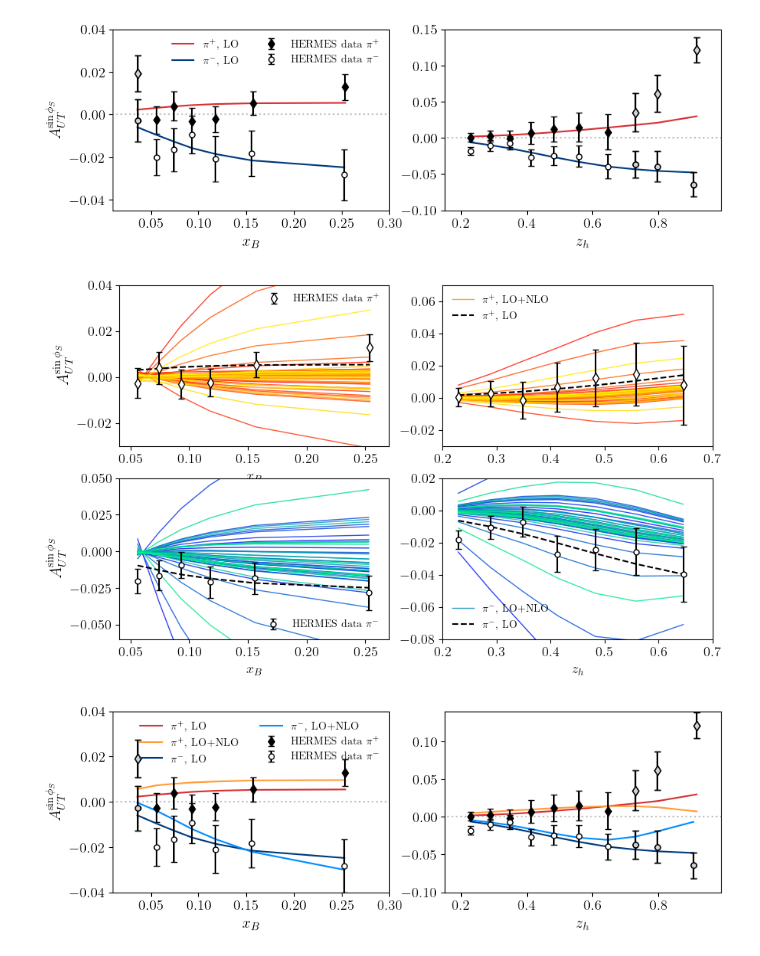
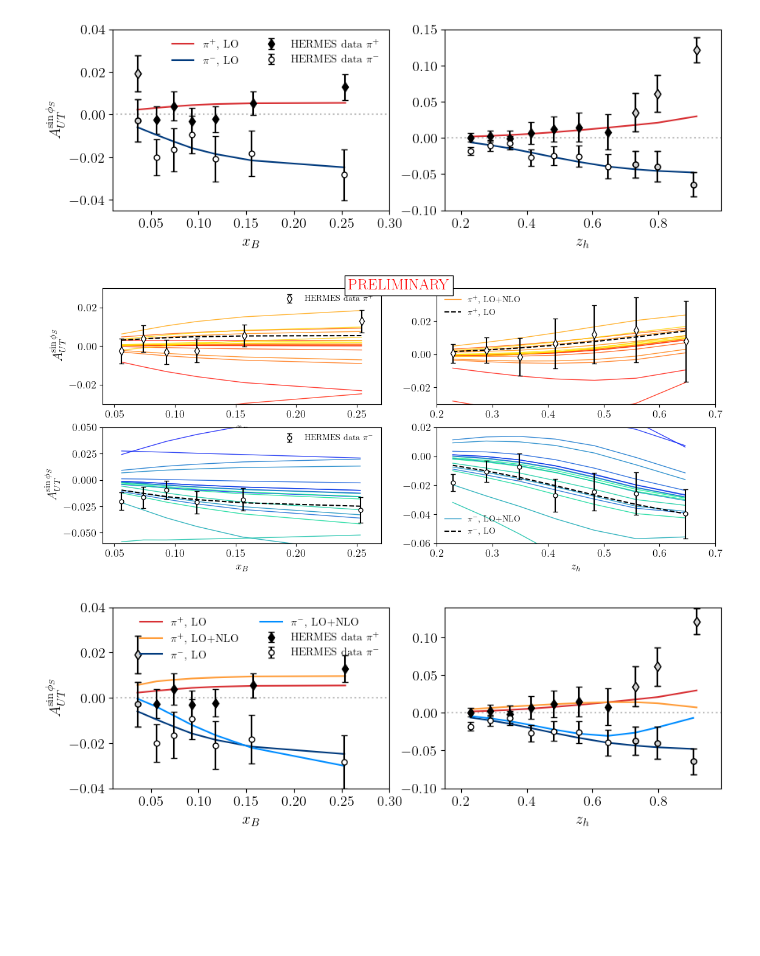
Before and after one commit to diegoscantam/sidis-NLO-twist3, a Jupyter notebook: code/plotC.ipynb, the cells around one changed output. Saved outputs shown, nothing was run; the diff lists cells and outputs as text; code cells hidden in the pictures; blank space fills up the shorter version.

```diff
--- a/code/plotC.ipynb
+++ b/code/plotC.ipynb
@@ -540,8 +543,8 @@ plt.show()
 # %% [output]
 [figure]
 # %%
-N_start = 100
-N_scenario = 50
+N_start = 1
+N_scenario = 20
 
 dfxpNLO= list()
 dfxmNLO= list()
@@ -573,8 +576,8 @@ dfzm = pd.read_csv('out/AUTz_LO_pm.txt',header=None,sep=' ', decimal = '.',engin
 
 
 fs = 13
-w = 10
-h = 6
+w = 13
+h = 5
 
 
 fig, axs = plt.subplots(2,2, figsize= (w,h))
@@ -584,6 +587,8 @@ fig, axs = plt.subplots(2,2, figsize= (w,h))
 
 # First plot: A_UT vs xB at fixed zh
 
+fig.suptitle("PRELIMINARY",color='r', fontsize=fs+5, bbox=dict(facecolor='w', edgecolor='k'))
+fig.subplots_adjust(top=.95)
 
 for k in range(0,N_scenario-1):
     axs[0,0].plot(dfxpNLO[k][0], dfxpNLO[k][5], color =cm_red(k/N_scenario),linestyle='solid',linewidth=1,alpha=0.8)
@@ -609,38 +614,39 @@ axs[0,1].errorbar(meas_zp_z,meas_zp_value,meas_zp_dvalue, linestyle='none',fmt='
 
 axs[1,1].plot(dfzmNLO[0][2], dfzmNLO[0][5], color =cm_blue(.5) ,linestyle='solid',label='$\\pi^-$, LO+NLO',linewidth=1,alpha=0.8)
 for k in range(1,N_scenario-1):
     axs[1,1].plot(dfzmNLO[k][2], dfzmNLO[k][5], color =cm_blue(k/N_scenario) ,linestyle='solid',linewidth=1,alpha=0.8)
 axs[1,1].plot(dfzm[2], dfzm[5], color='k',label='$\\pi^-$, LO',linestyle='dashed')
 axs[1,1].errorbar(meas_zm_z,meas_zm_value,meas_zm_dvalue, linestyle='none',fmt='o',mfc='w',mec='k',ecolor='k',ms=5, capsize=3)
 
 axs[0,0].set_xlim(0.04 ,0.27)
-axs[0,0].set_ylim(-0.03,0.04)
+axs[0,0].set_ylim(-0.03,0.03)
 axs[1,0].set_xlim(0.04 ,0.27)
 axs[1,0].set_ylim(-0.06,0.05)
 axs[0,1].set_xlim(0.2 ,.7)
-axs[0,1].set_ylim(-0.03,0.07)
+axs[0,1].set_ylim(-0.03,0.04)
 axs[1,1].set_xlim(0.2 ,.7)
-axs[1,1].set_ylim(-0.08,0.02)
+axs[1,1].set_ylim(-0.06,0.02)
 
 axs[0,0].tick_params(axis='both', which='major', labelsize=fs)
 axs[1,0].tick_params(axis='both', which='major', labelsize=fs)
 
 axs[0,1].tick_params(axis='both', which='major', labelsize=fs)
 axs[1,1].tick_params(axis='both', which='major', labelsize=fs)
 
 axs[1,1].set_xlabel('$z_h$', fontsize=fs)
 
 axs[1,0].set_xlabel('$x_B$', fontsize=fs)
 
 axs[0,0].legend(fancybox= True, framealpha=0., loc='best', fontsize = fs-3, ncol=1)
 axs[1,0].legend(fancybox= True, framealpha=0., loc='best', fontsize = fs-3, ncol=1)
 axs[0,1].legend(fancybox= True, framealpha=0., loc='best', fontsize = fs-3, ncol=1)
 axs[1,1].legend(fancybox= True, framealpha=0., loc='best', fontsize = fs-3, ncol=1)
 
-plt.savefig('./out/A_UT_NLO.pdf', dpi=300, bbox_inches='tight')
+
+plt.savefig('./out/HERMES_A_UT_NLO.pdf', dpi=300, bbox_inches='tight')
 plt.show()
 # %% [output]
-[figure, old version]
+[figure, new version]
 # %%
 run_id = 6
 #118
```
Also changed, not shown: parts of 1 cell of this notebook, 6 other files.
